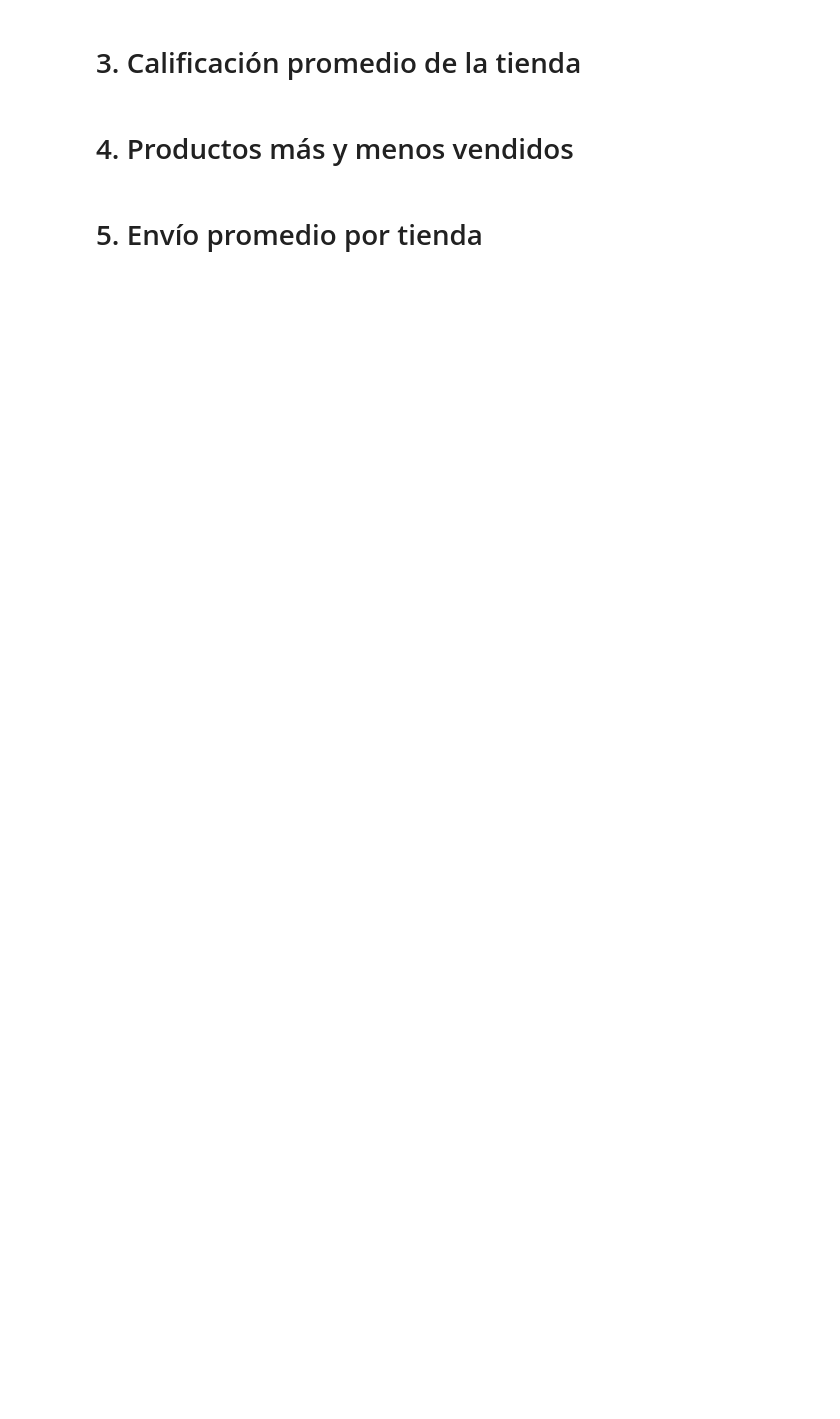
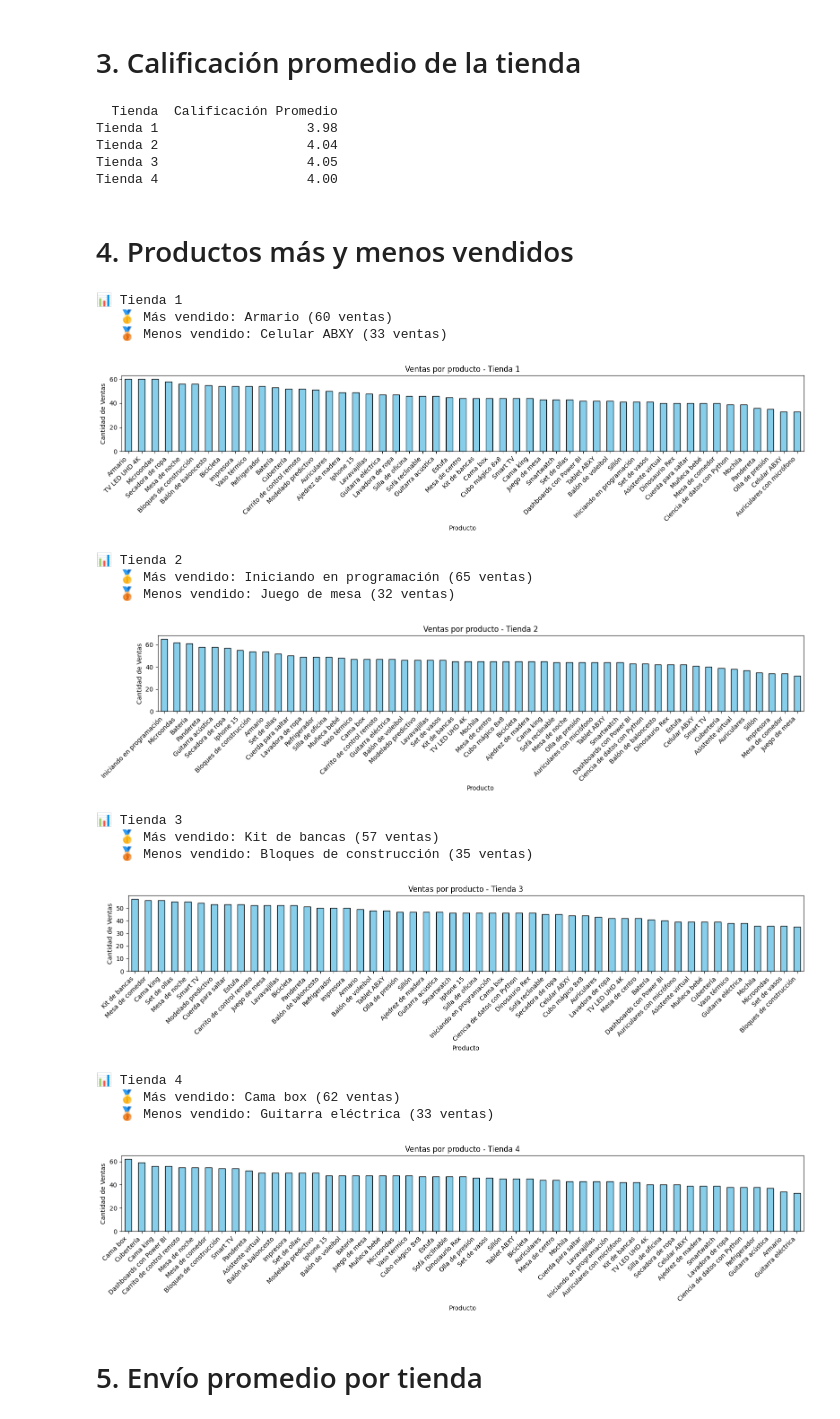
Before and after one commit to julioguzmanc/ChallengeAluraStore, a Jupyter notebook: ChallengeAluraStore.ipynb, the cells around one changed output. Drawn from its saved outputs; the diff is of its cells as text; code cells hidden in the pictures; blank space fills up the shorter version.

```diff
--- a/ChallengeAluraStore.ipynb
+++ b/ChallengeAluraStore.ipynb
@@ -144,6 +215,84 @@ Artículos para el hogar                 201
 # %% [markdown]
 # 3. Calificación promedio de la tienda
+# %%
+# Calcular promedios de calificación
+promedios = {
+    "Tienda 1": tienda["Calificación"].mean(),
+    "Tienda 2": tienda2["Calificación"].mean(),
+    "Tienda 3": tienda3["Calificación"].mean(),
+    "Tienda 4": tienda4["Calificación"].mean()
+}
+
+# Convertir a DataFrame para mejor presentación
+df_promedios = pd.DataFrame(list(promedios.items()), columns=["Tienda", "Calificación Promedio"])
+df_promedios["Calificación Promedio"] = df_promedios["Calificación Promedio"].round(2)
+
+print(df_promedios.to_string(index=False))
+# %% [output]
+  Tienda  Calificación Promedio
+Tienda 1                   3.98
+Tienda 2                   4.04
+Tienda 3                   4.05
+Tienda 4                   4.00
 # %% [markdown]
 # 4. Productos más y menos vendidos
+# %%
+import pandas as pd
+import matplotlib.pyplot as plt
+
+# URLs de las bases de datos
+url1 = "https://raw.githubusercontent.com/alura-es-cursos/challenge1-data-science-latam/refs/heads/main/base-de-datos-challenge1-latam/tienda_1%20.csv"
+url2 = "https://raw.githubusercontent.com/alura-es-cursos/challenge1-data-science-latam/refs/heads/main/base-de-datos-challenge1-latam/tienda_2.csv"
+url3 = "https://raw.githubusercontent.com/alura-es-cursos/challenge1-data-science-latam/refs/heads/main/base-de-datos-challenge1-latam/tienda_3.csv"
+url4 = "https://raw.githubusercontent.com/alura-es-cursos/challenge1-data-science-latam/refs/heads/main/base-de-datos-challenge1-latam/tienda_4.csv"
+
+# Cargar datos
+tiendas = {
+    "Tienda 1": pd.read_csv(url),
+    "Tienda 2": pd.read_csv(url2),
+    "Tienda 3": pd.read_csv(url3),
+    "Tienda 4": pd.read_csv(url4)
+}
+
+# Analizar cada tienda
+for nombre, df in tiendas.items():
+    conteo = df.groupby("Producto")["Producto"].count().sort_values(ascending=False)
+
+    producto_mas_vendido = conteo.idxmax()
+    ventas_mas_vendido = conteo.max()
+
+    producto_menos_vendido = conteo.idxmin()
+    ventas_menos_vendido = conteo.min()
+
+    print(f"\n📊 {nombre}")
+    print(f"   🥇 Más vendido: {producto_mas_vendido} ({ventas_mas_vendido} ventas)")
+    print(f"   🥉 Menos vendido: {producto_menos_vendido} ({ventas_menos_vendido} ventas)")
+
+    # Visualizar
+    plt.figure(figsize=(16,4))
+    conteo.plot(kind="bar", color="skyblue", edgecolor="black")
+    plt.title(f"Ventas por producto - {nombre}")
+    plt.xlabel("Producto")
+    plt.ylabel("Cantidad de Ventas")
+    plt.xticks(rotation=45, ha="right")
+    plt.tight_layout()
+    plt.show()
+# %% [output]
+📊 Tienda 1
+   🥇 Más vendido: Armario (60 ventas)
+   🥉 Menos vendido: Celular ABXY (33 ventas)
+[figure, added]
+📊 Tienda 2
+   🥇 Más vendido: Iniciando en programación (65 ventas)
+   🥉 Menos vendido: Juego de mesa (32 ventas)
+[figure, added]
+📊 Tienda 3
+   🥇 Más vendido: Kit de bancas (57 ventas)
+   🥉 Menos vendido: Bloques de construcción (35 ventas)
+[figure, added]
+📊 Tienda 4
+   🥇 Más vendido: Cama box (62 ventas)
+   🥉 Menos vendido: Guitarra eléctrica (33 ventas)
+[figure, added]
 # %% [markdown]
 # 5. Envío promedio por tienda
```
Also changed, not shown: parts of 8 cells of this notebook.
